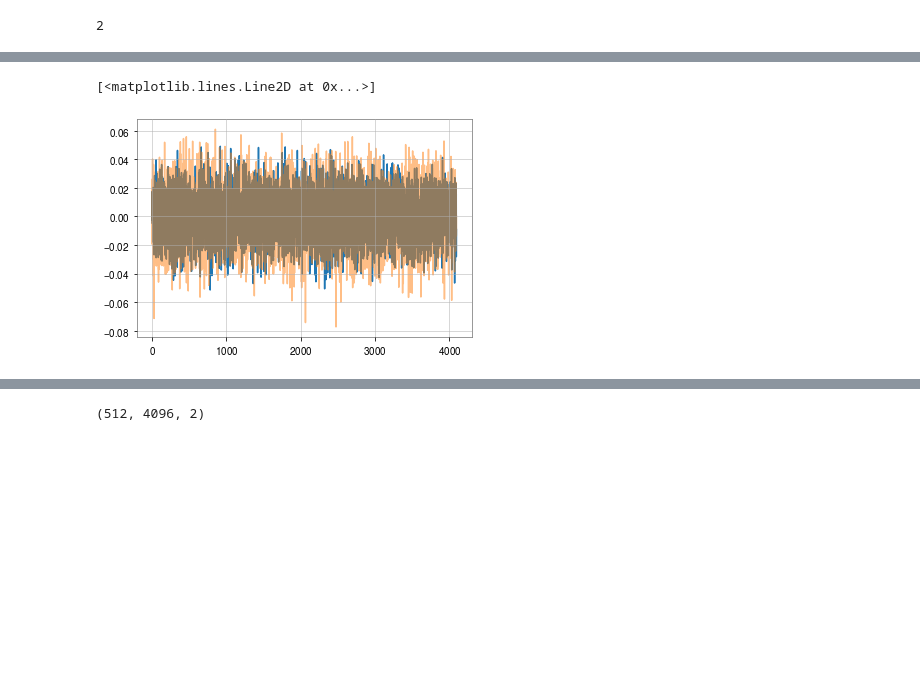
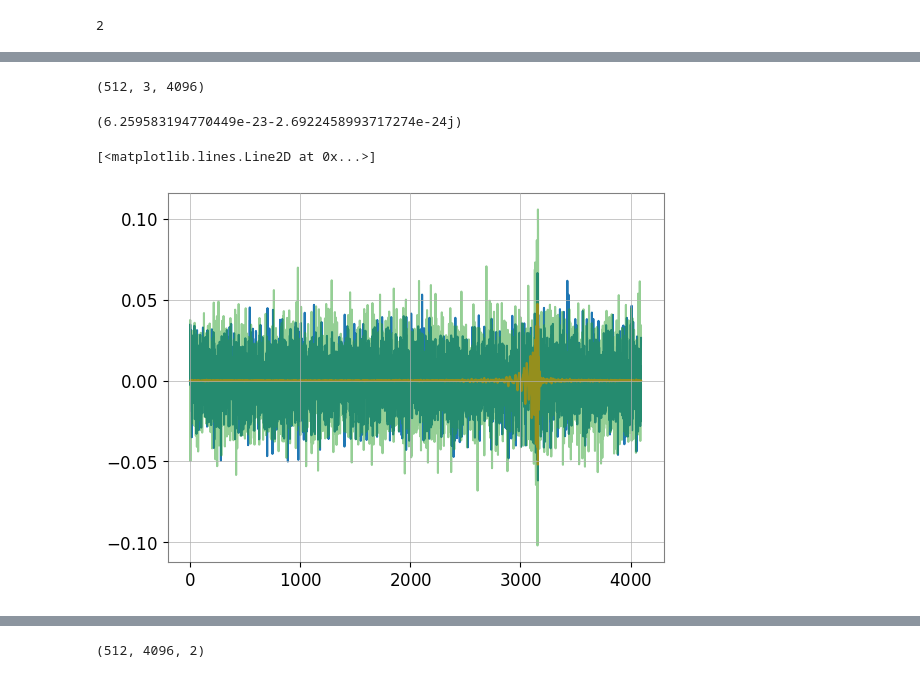
Before and after one commit to jcbayley/vitamin, a Jupyter notebook: notebooks/data_test.ipynb, the cells around one changed output, grey strips where cells are left out. Saved outputs shown, nothing was run; the diff lists cells and outputs as text; code cells hidden in the pictures; blank space fills up the shorter version.

```diff
--- a/notebooks/data_test.ipynb
+++ b/notebooks/data_test.ipynb
@@ -14,4 +15,4 @@ Skyplotting functionality is automatically disabled.
 # %%
 %matplotlib inline
 # %%
-config = "/home/joseph.bayley/public_html/CBC/vitamin_refactor_O4_correctnoise/vitamin_distUnifSource_4s_pp_sect1/data_run/config.ini"
+config = "/home/joseph.bayley/public_html/CBC/simple_tests/mass/data_run/config.ini"
@@ -35,7 +41,7 @@ cfg["training"]["chunk_batch"]
 # %% [output]
 2
 # %%
-dt = gw.load_data.DataLoader(os.path.join(cfg["data"]["data_directory"], "training"),cfg)
+dt = gw.load_data.DataSet(os.path.join(cfg["data"]["data_directory"], "training"),cfg)
 # %%
 dt.load_next_chunk()
 # %% [output]
@@ -43,4 +50,4 @@ load_time chunk 0: 4.176010370254517
 # %%
-tdt = gw.load_data.DataLoader(os.path.join(cfg["data"]["data_directory"], "test", "waveforms"),cfg, test_set=True)
+tdt = gw.load_data.DataSet(os.path.join(cfg["data"]["data_directory"], "test", "waveforms"),cfg, test_set=True)
 # %%
 tdt.load_next_chunk()
@@ -50,0 +77,4 @@ TensorShape([4096, 2])
+# %%
+np.shape(dt[0][0])
+# %% [output]
+(512, 3, 4096)
@@ -51,7 +84,14 @@ TensorShape([4096, 2])
+# %%
+max(ypol[0][0])
+# %% [output]
+(6.259583194770449e-23-2.6922458993717274e-24j)
 # %%
 fig, ax = plt.subplots()
-ax.plot(dt[0][0][0][:,0])
-ax.plot(np.array(tdt.Y_noisy[7])[:,0], alpha = 0.5)
+ax.plot(dt[0][0][28][0])
+ax.plot(dt.Y_noisefree[28][0]/cfg["data"]["y_normscale"])
+#ax.plot(np.real(np.fft.rfft(ypol[0][0]))*1e20)
+#ax.plot(tdt.Y_noisefree[3][0]/cfg["data"]["y_normscale"])
+ax.plot(np.array(tdt.Y_noisy[7])[0], alpha = 0.5)
 # %% [output]
 [<matplotlib.lines.Line2D at 0x...>]
-[figure, old version]
+[figure, new version]
```
Also changed, not shown: parts of 20 cells of this notebook, 7 other files.
